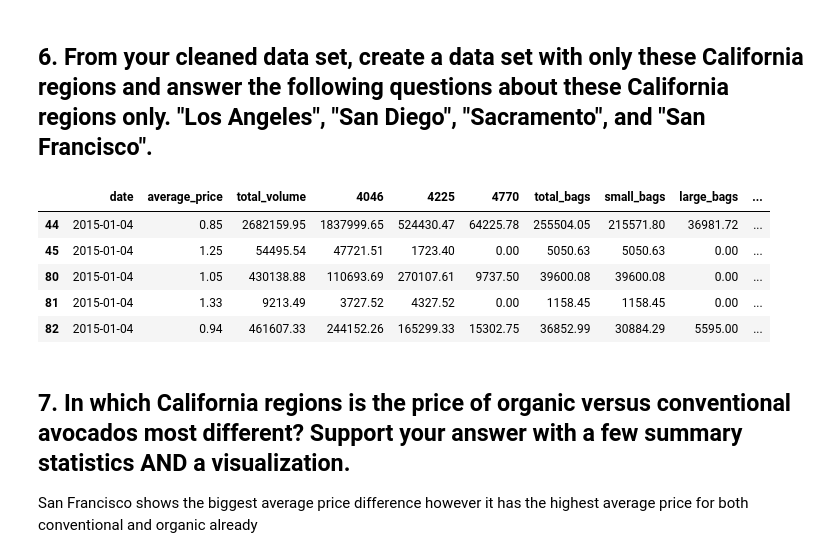
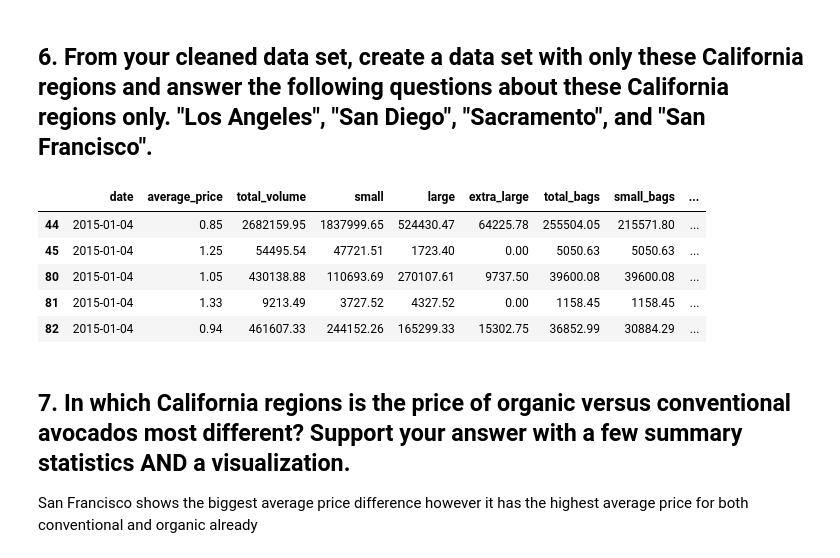
Before and after one commit to PharaohPooh/GSB_544, a Jupyter notebook: Week_2/Lab_2_Avocado_Prices/Lab_2_Avocado_Prices.ipynb, the cells around one changed output. Cells and saved outputs as stored; diff of their text form; code cells hidden in the pictures.

```diff
--- a/Week_2/Lab_2_Avocado_Prices/Lab_2_Avocado_Prices.ipynb
+++ b/Week_2/Lab_2_Avocado_Prices/Lab_2_Avocado_Prices.ipynb
@@ -76,3 +76,22 @@ df_avocado_region_clean3['date'] = pd.to_datetime(df_avocado_region_clean3['date
 df_avocado_region_clean3['year'] = df_avocado_region_clean3['date'].dt.year
 df_avocado_region_clean3['month'] = df_avocado_region_clean3['date'].dt.month
 df_avocado_region_clean3['day'] = df_avocado_region_clean3['date'].dt.day
+# %%
+# Rename PLU columns
+df_avocado_region_clean3 = df_avocado_region_clean3.rename(columns={
+    "4046": "small",
+    "4225": "large",
+    "4770": "extra_large",
+    "geography": "location"
+})
+
+# Melt the data
+df_avocado_long = df_avocado_region_clean3.melt(
+    id_vars=["date", "average_price", "type", "city", "total_volume",
+             "total_bags", "small_bags", "large_bags", "xlarge_bags"],
+    value_vars=["small", "large", "extra_large"],
+    var_name="hass_avocado_size",
+    value_name="quantity_sold"
+)
+
+df_avocado_long.head()
@@ -162,15 +211,18 @@ p9.aes(
 # %% [markdown]
 ## 6. From your cleaned data set, create a data set with only these California regions and answer the following questions about these California regions only. "Los Angeles", "San Diego", "Sacramento", and "San Francisco".
 # %%
-df_arc_ca = df_arc.query("city in ['Los Angeles', 'San Diego', 'Sacramento', 'San Francisco']")
-df_arc_ca.head()
+# Filter for California cities
+df_avocado_ca = df_avocado_region_clean3.query(
+    "city in ['Los Angeles', 'San Diego', 'Sacramento', 'San Francisco']")
+
+df_avocado_ca.head()
 # %% [output]
-|  | date | average_price | total_volume | 4046 | 4225 | 4770 | total_bags | small_bags | large_bags | ... |
-| 44 | 2015-01-04 | 0.85 | 2682159.95 | 1837999.65 | 524430.47 | 64225.78 | 255504.05 | 215571.80 | 36981.72 | ... |
-| 45 | 2015-01-04 | 1.25 | 54495.54 | 47721.51 | 1723.40 | 0.00 | 5050.63 | 5050.63 | 0.00 | ... |
-| 80 | 2015-01-04 | 1.05 | 430138.88 | 110693.69 | 270107.61 | 9737.50 | 39600.08 | 39600.08 | 0.00 | ... |
-| 81 | 2015-01-04 | 1.33 | 9213.49 | 3727.52 | 4327.52 | 0.00 | 1158.45 | 1158.45 | 0.00 | ... |
-| 82 | 2015-01-04 | 0.94 | 461607.33 | 244152.26 | 165299.33 | 15302.75 | 36852.99 | 30884.29 | 5595.00 | ... |
+|  | date | average_price | total_volume | small | large | extra_large | total_bags | small_bags | ... |
+| 44 | 2015-01-04 | 0.85 | 2682159.95 | 1837999.65 | 524430.47 | 64225.78 | 255504.05 | 215571.80 | ... |
+| 45 | 2015-01-04 | 1.25 | 54495.54 | 47721.51 | 1723.40 | 0.00 | 5050.63 | 5050.63 | ... |
+| 80 | 2015-01-04 | 1.05 | 430138.88 | 110693.69 | 270107.61 | 9737.50 | 39600.08 | 39600.08 | ... |
+| 81 | 2015-01-04 | 1.33 | 9213.49 | 3727.52 | 4327.52 | 0.00 | 1158.45 | 1158.45 | ... |
+| 82 | 2015-01-04 | 0.94 | 461607.33 | 244152.26 | 165299.33 | 15302.75 | 36852.99 | 30884.29 | ... |
 # %% [markdown]
 ## 7. In which California regions is the price of organic versus conventional avocados most different? Support your answer with a few summary statistics AND a visualization.
 
```
Also changed, not shown: parts of 33 cells of this notebook, 2 other files.
